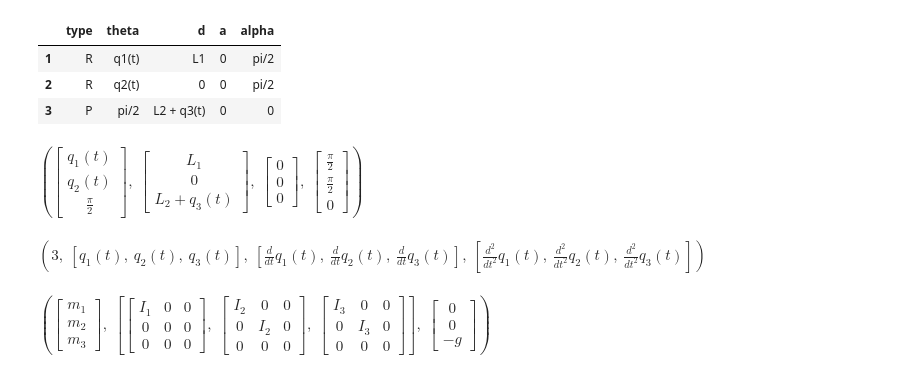
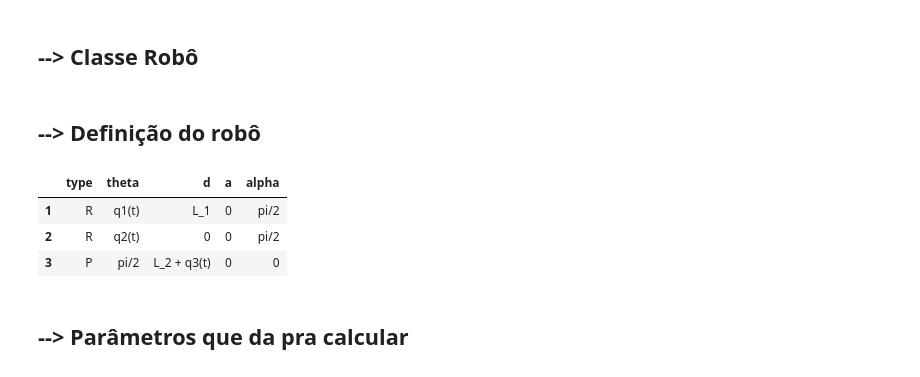
Before and after one commit to marcus-castroviejo/Robot-Dynamics-DH, a Jupyter notebook: dinamica.ipynb, the cells around one changed output. Cells and saved outputs as stored; diff of their text form; code cells hidden in the pictures.

```diff
--- a/dinamica.ipynb
+++ b/dinamica.ipynb
@@ -11,6 +7,8 @@ import matplotlib.pyplot as plt
 
 # Enable the mathjax printer
 init_printing(use_latex='mathjax')
+# %% [markdown]
+## --> Classe Robô
 # %%
 class Robot:
     def __init__(self, configuration:str, dh_table:Matrix, name:str='Cocoabot', **matrices):
@@ -64,8 +62,7 @@ class Robot:
         """
         self.masses_symbols = Matrix(symbols(f'm1:{self.dof+1}'))
         self.masses = matrices.get('masses', self.masses_symbols)
-        self.r_cis_symbols = [symbols(f'r_{i+1}{a}') for i in range(self.dof) for a in {'x','y', 'z'}]
-        self.r_cis_local = matrices.get('r_cis', [Matrix(self.r_cis_symbols[i:i+3]) for i in range(0,3*self.dof,3)])
+        self.r_cis_local = matrices.get('r_cis', [Matrix(symbols(f'r_{i+1}x:z')) for i in range(self.dof)])
         self.inertias_symbols = [symbols(f'I{i+1}_1:4_1:4') for i in range(3)]
         self.inertias = matrices.get('inertias', [Matrix(3,3,self.inertias_symbols[i]) for i in range(self.dof)])
         self.g_symbol = symbols('g')
@@ -89,7 +86,7 @@ class Robot:
         Generates the DH Table amd substitutes the symbolic q with symbolic function q(t)
         """
         q = symbols(f'q1:{self.dof+1}')
-        for i, tp in enumerate(self.joint_types):
+        for tp in self.joint_types:
             if tp == 'R': self.thetas = self.thetas.subs(zip(q,self.q))
             if tp == 'P': self.ds = self.ds.subs(zip(q,self.q))
         self.joints = pd.DataFrame(list(zip(self.joint_types, Matrix(self.thetas), self.ds, self._as_, self.alphas)),
@@ -366,76 +363,71 @@ class Robot:
         if dq_d: tau = tau.subs(zip(self.dq_d, dq_d))
         if q_d: tau = tau.subs(zip(self.q_d, q_d))
         return tau.simplify()
+
+    def eval_matrix(self, matrix, q=None, dq=None, ddq=None):
+        # Importante manter esta ordem!
+        if ddq: matrix = matrix.subs(zip(self.ddq, ddq))
+        if dq: matrix = matrix.subs(zip(self.dq, dq))
+        if q: matrix = matrix.subs(zip(self.q, q))
+        return matrix.simplify()
+# %% [markdown]
+## --> Definição do robô
 # %%
 # == Define Configuration == #
 configuration = 'RRP'
 dof = len(configuration)
 
 
 # == Define Masses == #
-masses = Matrix(symbols(f'm1:{dof}'))   # Default: [m1, ..., m{n}]
-# m1, m2, m3 = symbols('m1 m2 m3')      # Equivalent to the line above
-# masses = Matrix([m1, m2, m3])         # Equivalent to the line above
-masses = [10, 20, 30]                   # Example
+m1, m2, m3 = Matrix(symbols(f'm_1:4'))
+masses = Matrix([m1, 0, m3])
+L1, L2 = symbols('L_1 L_2')
 
 
 # == Define inertias == #
-inertias = [diag(*[symbols(f'I{i+1}_{k+1}_{k+1}') for k in range(3)]) for i in range(dof)]      # Default: [diag(I111, I122, I133), ..., diag(I{n}11, I{n}22, I{n}33)]
-inertias = [symbols('I1')*diag(1,0,0), symbols('I2')*diag(1,1,0), symbols('I3')*diag(1,1,0)]    # Example
+inertias = [diag(*symbols('I_1x:z')), diag(0,0,0), diag(*symbols('I_3x:z'))]
 
 
 # == Define Center of Mass (local) == #
-r_cis_symbols = [symbols(f'r_{i+1}{a}') for i in range(dof) for a in {'x','y', 'z'}]
-r_cis = [Matrix(r_cis_symbols[i:i+3]) for i in range(0,3*dof,3)]    # Default: [[r1x, r1y, r1z], ..., [r{n}x, r{n}y, r{n}z]]
-r_cis = Matrix([[10, 20, 0], [50, 60, 0], [1, 15, 0]])              # Example
+cm1, cm2, cm3 = symbols(f'r_1:4')
+r_cis = [Matrix([0, 0, cm]) for cm in [cm1, cm2, cm3]]
+# r_cis = [Matrix([0, 0, cm]) for cm in [L1/2, 0, L2/2]]
 
 
 # == Define gravity vector (base) == #
-g_vec = Matrix([0, 0, -symbols('g')])   # Default: [0, 0, -g]
-g_vec = Matrix([0, 0, -9.81])           # Example
+g_vec = Matrix([0, 0, -symbols('g')])
 
 
 # == Define DH parameters == #
-q1, q2, q3 = symbols('q1 q2 q3')
-L1, L2 = symbols('L1 L2')
+# q1, q2, q3 = symbols('q_1:4')
+tsym = symbols('t')
+q1, q2, q3 = [Function(f'q{i+1}')(tsym) for i in range(3)]
 
-# Novo
+# == DH Table == #
 dh_table = Matrix(
     [[q1, L1, 0, pi/2],
     [q2, 0, 0, pi/2],
     [pi/2, q3+L2, 0, 0]]
 )
 
-# Antigo
-# dh_table = Matrix(
-#     [[q1, L1, 0, pi/2],
-#     [q2, L2, 0, -pi/2],
-#     [0, q3, 0, 0]]
-# )
+# == Creating the Robot == #
+r = Robot(configuration='RRP', dh_table=dh_table, masses=masses, r_cis=r_cis, inertias=inertias)    # masses=masses, r_cis=r_cis, g_vec=g_vec, inertias=inertias
+r.joints
+# %% [output]
+|  | type | theta | d | a | alpha |
+| 1 | R | q1(t) | L_1 | 0 | pi/2 |
+| 2 | R | q2(t) | 0 | 0 | pi/2 |
+| 3 | P | pi/2 | L_2 + q3(t) | 0 | 0 |
-# %%
-# == Creating the Robot == #
-# r = Robot(configuration='RRP', dh_table=dh_table)                       # Only default values (automatically set inside Class)
-r = Robot(configuration='RRP', dh_table=dh_table, inertias=inertias)    # Numeric parameters as you wish: masses=masses, r_cis=r_cis, g_vec=g_vec, inertias=inertias
-r.joints
-# %% [output]
-|  | type | theta | d | a | alpha |
-| 1 | R | q1(t) | L1 | 0 | pi/2 |
-| 2 | R | q2(t) | 0 | 0 | pi/2 |
-| 3 | P | pi/2 | L2 + q3(t) | 0 | 0 |
+# %% [markdown]
+## --> Parâmetros que da pra calcular
 # %%
 # DH Parameters
-r.thetas, r.ds, r._as_, r.alphas
+# r.thetas, r.ds, r._as_, r.alphas
-# %% [output]
-$\displaystyle \left( \left[\begin{matrix}q_{1}{\left(t \right)}\\q_{2}{\left(t \right)}\\\frac{\pi}{2}\end{matrix}\right], \  \left[\begin{matrix}L_{1}\\0\\L_{2} + q_{3}{\left(t \right)}\end{matrix}\right], \  \left[\begin{matrix}0\\0\\0\end{matrix}\right], \  \left[\begin{matrix}\frac{\pi}{2}\\\frac{\pi}{2}\\0\end{matrix}\right]\right)$
 # %%
 # DOF, q, dq, ddq,
-r.dof, r.q, r.dq, r.ddq
+# r.dof, r.q, r.dq, r.ddq
-# %% [output]
-$\displaystyle \left( 3, \  \left[ q_{1}{\left(t \right)}, \  q_{2}{\left(t \right)}, \  q_{3}{\left(t \right)}\right], \  \left[ \frac{d}{d t} q_{1}{\left(t \right)}, \  \frac{d}{d t} q_{2}{\left(t \right)}, \  \frac{d}{d t} q_{3}{\left(t \right)}\right], \  \left[ \frac{d^{2}}{d t^{2}} q_{1}{\left(t \right)}, \  \frac{d^{2}}{d t^{2}} q_{2}{\left(t \right)}, \  \frac{d^{2}}{d t^{2}} q_{3}{\left(t \right)}\right]\right)$
 # %%
 # Masses, Inertias, gravity vector
-r.masses, r.inertias, r.g_vec
+# r.masses, r.inertias, r.g_vec
-# %% [output]
-$\displaystyle \left( \left[\begin{matrix}m_{1}\\m_{2}\\m_{3}\end{matrix}\right], \  \left[ \left[\begin{matrix}I_{1} & 0 & 0\\0 & 0 & 0\\0 & 0 & 0\end{matrix}\right], \  \left[\begin{matrix}I_{2} & 0 & 0\\0 & I_{2} & 0\\0 & 0 & 0\end{matrix}\right], \  \left[\begin{matrix}I_{3} & 0 & 0\\0 & I_{3} & 0\\0 & 0 & 0\end{matrix}\right]\right], \  \left[\begin{matrix}0\\0\\- g\end{matrix}\right]\right)$
 # %%
 # Position of center of mass (local and global)
```
Also changed, not shown: parts of 47 cells of this notebook, 35 other files.
